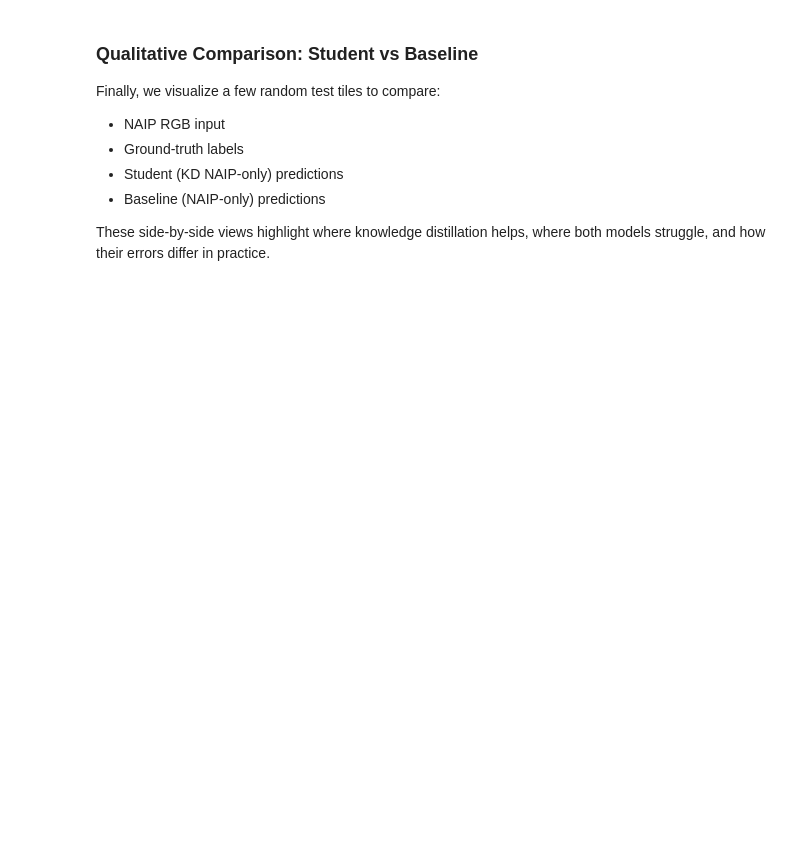
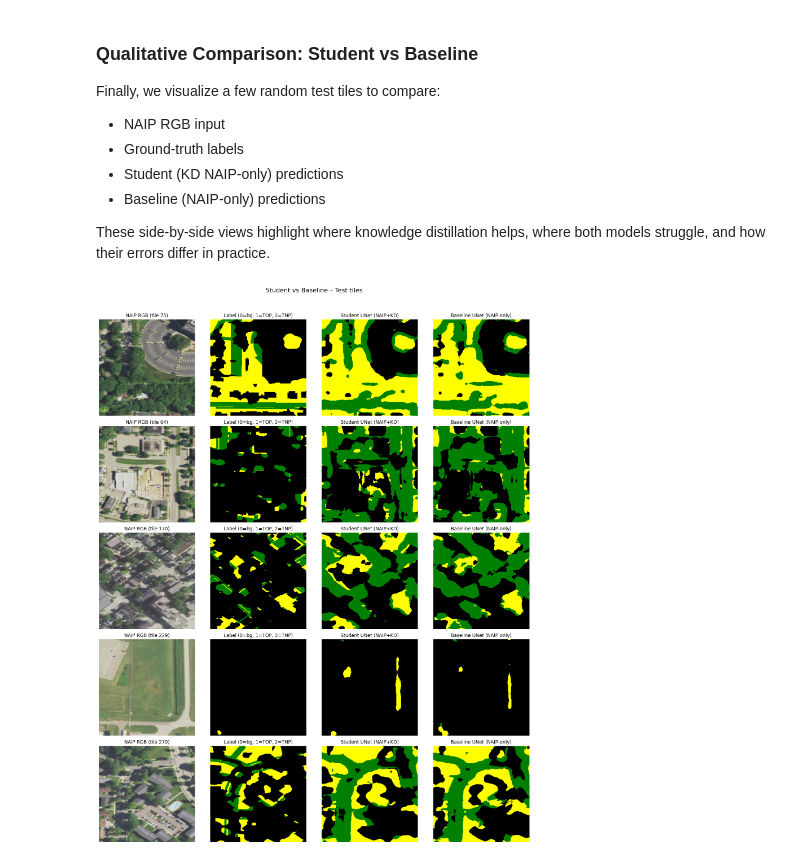
Before and after one commit to CVanorio/Tree_Over_Pavement, a Jupyter notebook: notebooks/TOP_Teacher_Student.ipynb, the cells around one changed output. Saved outputs shown, nothing was run; the diff lists cells and outputs as text; code cells hidden in the pictures; blank space fills up the shorter version.

```diff
--- a/notebooks/TOP_Teacher_Student.ipynb
+++ b/notebooks/TOP_Teacher_Student.ipynb
@@ -994,7 +1073,7 @@ def visualize_student_baseline(
     n_samples = min(n_samples, len(dataset))
     idxs = np.random.choice(len(dataset), size=n_samples, replace=False)
 
-    fig, axes = plt.subplots(n_samples, 5, figsize=(20, 4 * n_samples))
+    fig, axes = plt.subplots(n_samples, 4, figsize=(16, 4 * n_samples))
     if n_samples == 1:
         axes = np.expand_dims(axes, axis=0)
 
@@ -1017,7 +1096,7 @@ def visualize_student_baseline(
             rgb_img = unnormalize_rgb_from_6band(img_t, rgb_indices=rgb_indices)
             mask_np = mask_t.cpu().numpy()
 
-            ax0, ax1, ax2, ax3, ax4 = axes[row]
+            ax0, ax1, ax2, ax3 = axes[row]
 
             # Column 1: NAIP RGB
             ax0.imshow(rgb_img)
@@ -1026,30 +1105,33 @@ def visualize_student_baseline(
 
             # Column 2: Ground truth label
             ax1.imshow(mask_np, cmap=label_cmap, norm=label_norm)
             ax1.set_title("Label (0=bg, 1=TOP, 2=TNP)")
             ax1.axis("off")
 
             # Column 3: Student prediction
             ax2.imshow(pred_student, cmap=label_cmap, norm=label_norm)
             ax2.set_title("Student UNet (NAIP+KD)")
             ax2.axis("off")
 
             # Column 4: Baseline prediction
             ax3.imshow(pred_baseline, cmap=label_cmap, norm=label_norm)
             ax3.set_title("Baseline UNet (NAIP-only)")
             ax3.axis("off")
 
     plt.suptitle(title, y=0.99, fontsize=16)
     plt.tight_layout(rect=[0, 0, 1, 0.97])
     plt.show()
 
 
 # Call it on your test set:
 visualize_student_baseline(
     student_unet_naip,
+    baseline_unet_naip,
     test_ds,
     n_samples=5,
     rgb_indices=(0,1,2),
     naip_channels=NAIP_CHANNELS,
     title="Student vs Baseline – Test tiles"
 )
+# %% [output]
+[figure, added]
```
Also changed, not shown: parts of 9 cells of this notebook.
